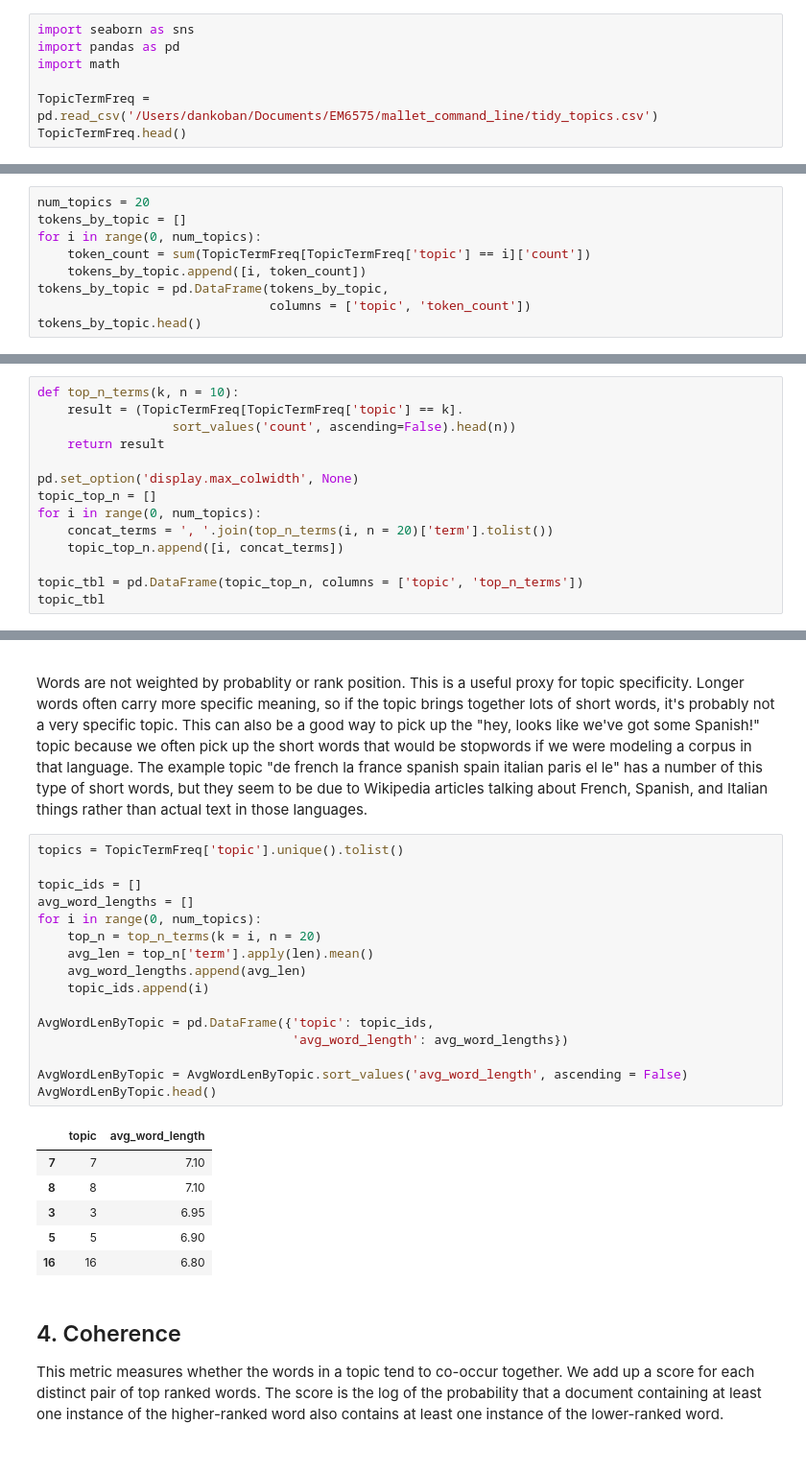
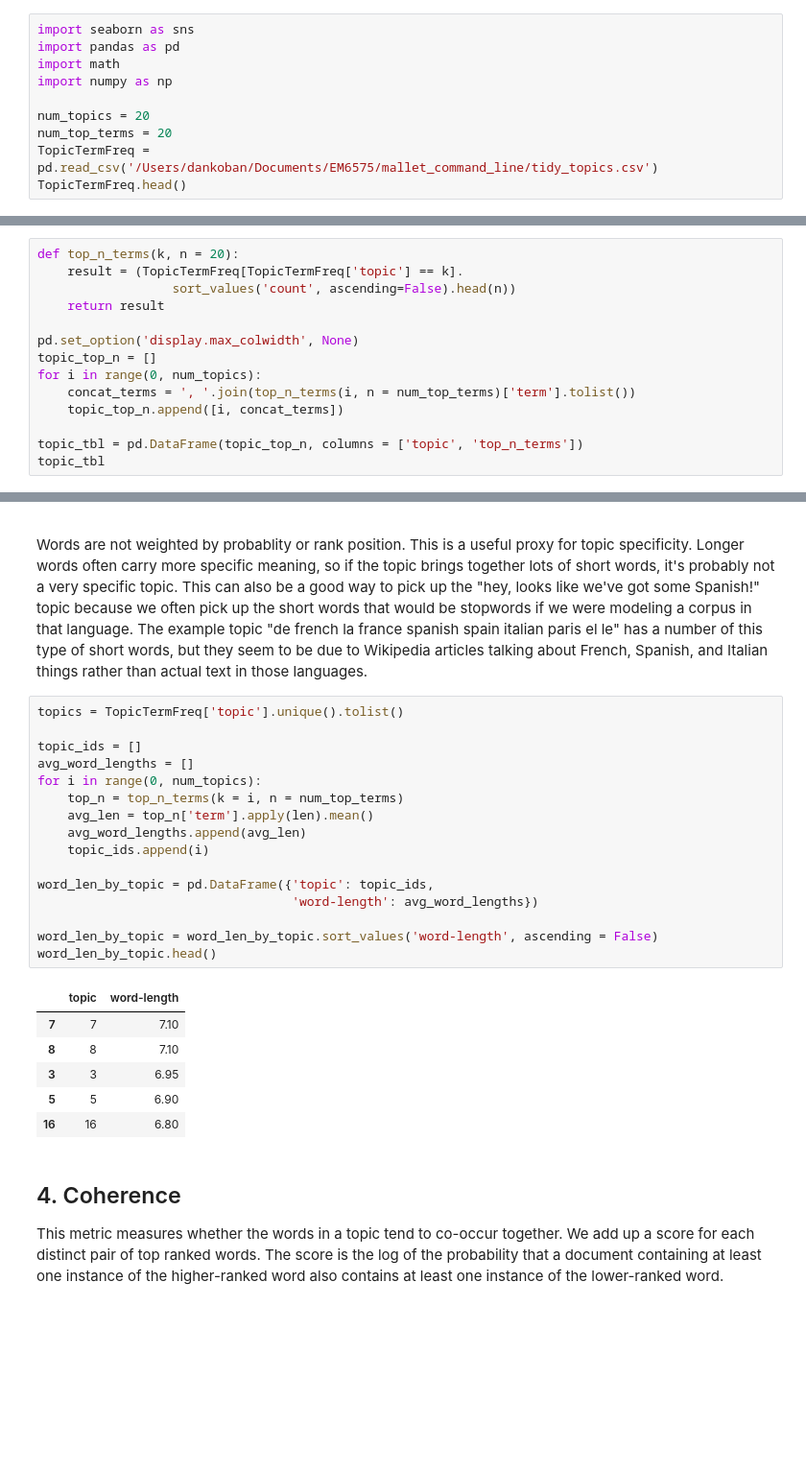
Before and after one commit to dkoban/lda_evaluation, a Jupyter notebook: model_evaluation.ipynb, the cells around one changed output, grey strips where cells are left out. Shown: that part at 96% size. Drawn from its saved outputs; the diff is of its cells as text; blank space fills up the shorter version.

```diff
--- a/model_evaluation.ipynb
+++ b/model_evaluation.ipynb
@@ -90,7 +79,10 @@ Load the parsed data to save processing time.
 import seaborn as sns
 import pandas as pd
 import math
+import numpy as np
 
+num_topics = 20
+num_top_terms = 20
 TopicTermFreq = pd.read_csv('/Users/dankoban/Documents/EM6575/mallet_command_line/tidy_topics.csv')
 TopicTermFreq.head()
 # %% [output]
@@ -116,12 +108,3 @@ docs2topic.head()
 These descriptions are designed to make sense without mathematical definitions, but we include them for specificity. We'll use the symbols $w$ for a word, $k$ for a topic, and $d$ for a document. Several metrics count tokens. For these we define variables $N_{d,w,k}$ as the number of times word $w$ occurs in document $d$ assigned to topic $k$, $N_{d,k}$ as $\sum_wN_{d,w,k}$. Other metrics involve document frequencies. $D(w)$ is the number of documents that contain at least one token of type $w$, and $D(w_1,w_2)$ is the number of documents that contain at least one $w_1$ and one $w_2$. Finally, we define $W_k$ to be the $N$ most probable words in topic $k$. $𝟙(p)$ is equal to 1 if predicate $p$ is true, and 0 otherwise.
 
 **Tokens.** This metric measures the number of word tokens currently assigned to the topic $N_k=\sum_dN_{d,k}$. Comparing this number to the sum of the token counts for all topics will give you the proportion of the corpus assigned to the topic. If you are using optimized hyperparameters this number will vary considerably across topics; otherwise it will be roughly the same for all topics. We usually find topics most interesting if they are not on the extremes of this range. Small numbers (relative to other topics) are often a sign that a topic may not be reliable: we don't have enough observations to get a good sense of the topic's word distribution. Large numbers may also be bad: extremely frequent topics are often "not-quite-stopwords". For example, in the sample model the largest topic is "time number term part system form".
-# %%
-num_topics = 20
-tokens_by_topic = []
-for i in range(0, num_topics):
-    token_count = sum(TopicTermFreq[TopicTermFreq['topic'] == i]['count'])
-    tokens_by_topic.append([i, token_count])
-tokens_by_topic = pd.DataFrame(tokens_by_topic,
-                               columns = ['topic', 'token_count'])
-tokens_by_topic.head()
@@ -138,7 +124,7 @@ sns.distplot(tokens_by_topic["token_count"])
 <matplotlib.axes._subplots.AxesSubplot at 0x...>
 [figure]
 # %%
-def top_n_terms(k, n = 10):
+def top_n_terms(k, n = 20):
     result = (TopicTermFreq[TopicTermFreq['topic'] == k].
                   sort_values('count', ascending=False).head(n))
     return result
@@ -146,7 +132,7 @@ def top_n_terms(k, n = 10):
 pd.set_option('display.max_colwidth', None)
 topic_top_n = []
 for i in range(0, num_topics):
-    concat_terms = ', '.join(top_n_terms(i, n = 20)['term'].tolist())
+    concat_terms = ', '.join(top_n_terms(i, n = num_top_terms)['term'].tolist())
     topic_top_n.append([i, concat_terms])
 
 topic_tbl = pd.DataFrame(topic_top_n, columns = ['topic', 'top_n_terms'])
@@ -255,21 +199,21 @@ Words are not weighted by probablity or rank position. This is a useful proxy fo
 # %%
 topics = TopicTermFreq['topic'].unique().tolist()
 
 topic_ids = []
 avg_word_lengths = []
 for i in range(0, num_topics):
-    top_n = top_n_terms(k = i, n = 20)
+    top_n = top_n_terms(k = i, n = num_top_terms)
     avg_len = top_n['term'].apply(len).mean()
     avg_word_lengths.append(avg_len)
     topic_ids.append(i)
 
-AvgWordLenByTopic = pd.DataFrame({'topic': topic_ids,
-                                  'avg_word_length': avg_word_lengths})
+word_len_by_topic = pd.DataFrame({'topic': topic_ids,
+                                  'word-length': avg_word_lengths})
 
-AvgWordLenByTopic = AvgWordLenByTopic.sort_values('avg_word_length', ascending = False)
-AvgWordLenByTopic.head()
+word_len_by_topic = word_len_by_topic.sort_values('word-length', ascending = False)
+word_len_by_topic.head()
 # %% [output]
-|  | topic | avg_word_length |
+|  | topic | word-length |
 | 7 | 7 | 7.10 |
 | 8 | 8 | 7.10 |
 | 3 | 3 | 6.95 |
```
Also changed, not shown: parts of 22 cells of this notebook.
